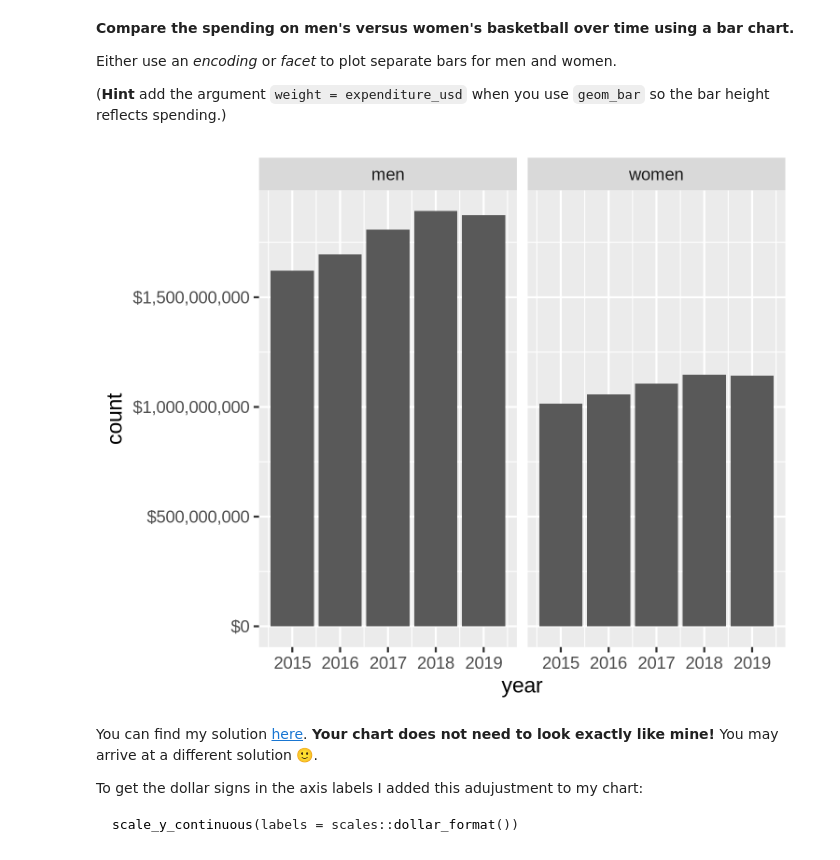
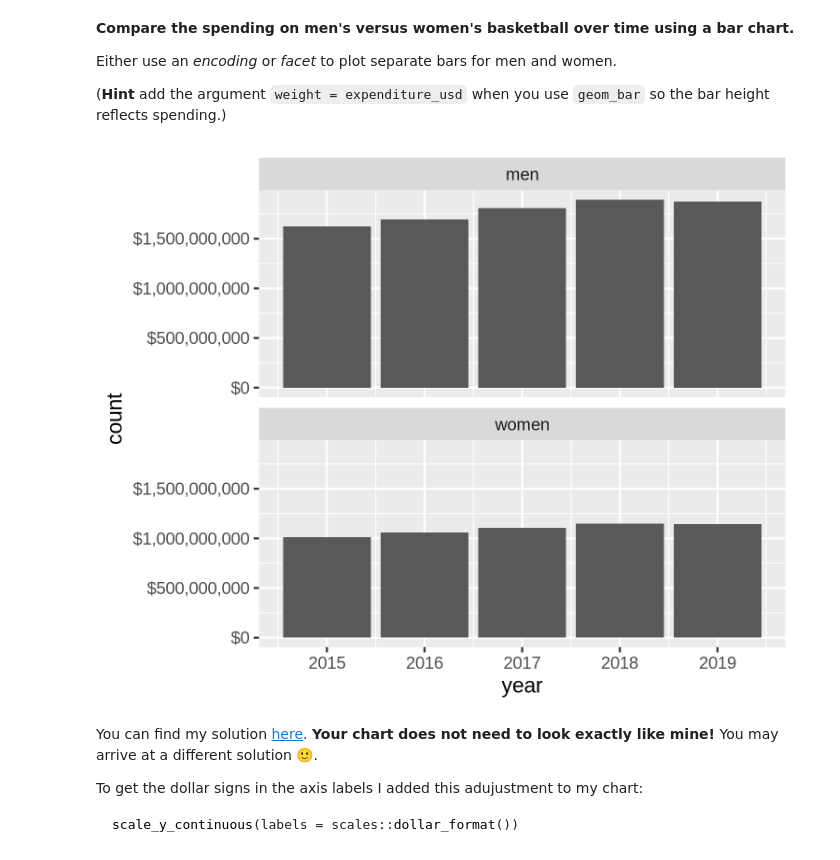
Before and after one commit to sarabryk/bios512, a Jupyter notebook: 02_BIOS512_assignment.ipynb, the cells around one changed output. Drawn from its saved outputs; the diff is of its cells as text; code cells hidden in the pictures.

```diff
--- a/02_BIOS512_assignment.ipynb
+++ b/02_BIOS512_assignment.ipynb
@@ -46,12 +36,12 @@ Either use an *encoding* or *facet* to plot separate bars for men and women.
 # %%
 # bar chart code goes here
 p = ggplot(ncaa_sports_spending, aes(x = year, weight = expenditure_usd)) +
            geom_bar() +
-           facet_wrap(~men_or_women) +
+           facet_wrap(~men_or_women, ncol=1) +
            scale_y_continuous(labels = scales::dollar_format())
 p
 # %% [output]
-[figure, old version]
+[figure, new version]
 # %% [markdown]
 You can find my solution [here](https://raw.githubusercontent.com/chuckpr/BIOS512/main/assignments/sports_spendig_chart.png). **Your chart does not need to look exactly like mine!** You may arrive at a different solution 🙂.
 
```
Also changed, not shown: parts of 9 cells of this notebook.
